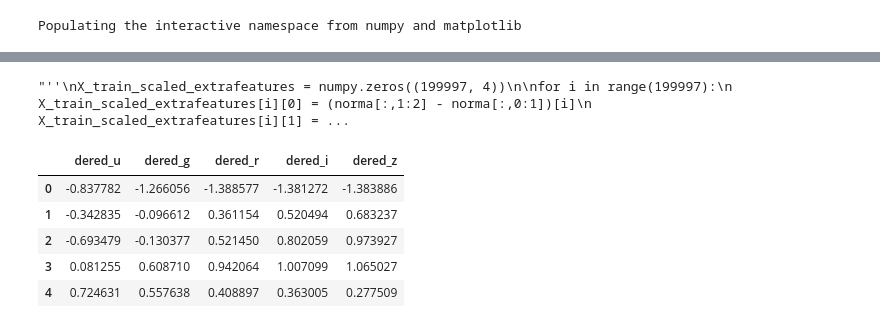
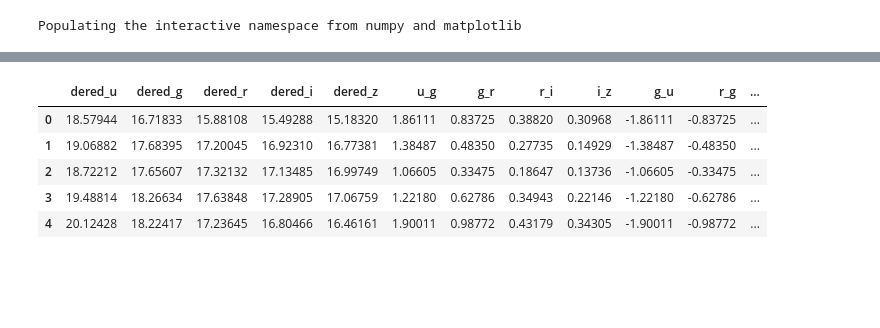
Before and after one commit to Bendeguzfrks04/DeepML, a Jupyter notebook: Readshift.ipynb, the cells around one changed output, grey strips where cells are left out. Cells and saved outputs as stored; diff of their text form; code cells hidden in the pictures; blank space fills up the shorter version.

```diff
--- a/Readshift.ipynb
+++ b/Readshift.ipynb
@@ -91,4 +193,0 @@ dtest = pd.read_csv("testX.csv")
-# %%
-dtest = pd.read_csv("testX.csv")
-dtest.replace(-9999.000000, 18.545691, inplace=True)
-dtest.describe()
@@ -105,2 +194,36 @@ dtest.describe()
+# %%
+kuka_test_dec = dtest.pop('dec')
+kuka_test_ra = dtest.pop('ra')
+id_test = dtest.pop('ID')
+# %%
+# Creating features (substraction):
+dtest = dtest.assign(u_g=dtest.dered_u-dtest.dered_g)
+dtest = dtest.assign(g_r=dtest.dered_g-dtest.dered_r)
+dtest = dtest.assign(r_i=dtest.dered_r-dtest.dered_i)
+dtest = dtest.assign(i_z=dtest.dered_i-dtest.dered_z)
+#features = pd.DataFrame(scalar.fit_transform(df), columns=df.columns)
+dtest = dtest.assign(g_u=dtest.dered_g-dtest.dered_u)
+dtest = dtest.assign(r_g=dtest.dered_r-dtest.dered_g)
+dtest = dtest.assign(i_r=dtest.dered_i-dtest.dered_r)
+dtest = dtest.assign(z_i=dtest.dered_z-dtest.dered_i)
+#div maybe?
+dtest = dtest.assign(ug=dtest.dered_u/dtest.dered_g)
+dtest = dtest.assign(gr=dtest.dered_g/dtest.dered_r)
+dtest = dtest.assign(ri=dtest.dered_r/dtest.dered_i)
+dtest = dtest.assign(iz=dtest.dered_i/dtest.dered_z)
+#div turn maybe?
+dtest = dtest.assign(gu=dtest.dered_g/dtest.dered_u)
+dtest = dtest.assign(rg=dtest.dered_r/dtest.dered_g)
+dtest = dtest.assign(ir=dtest.dered_i/dtest.dered_r)
+dtest = dtest.assign(zi=dtest.dered_z/dtest.dered_i)
+
+dtest.head()
+# %% [output]
+|  | dered_u | dered_g | dered_r | dered_i | dered_z | u_g | g_r | r_i | i_z | g_u | r_g | ... |
+| 0 | 18.57944 | 16.71833 | 15.88108 | 15.49288 | 15.18320 | 1.86111 | 0.83725 | 0.38820 | 0.30968 | -1.86111 | -0.83725 | ... |
+| 1 | 19.06882 | 17.68395 | 17.20045 | 16.92310 | 16.77381 | 1.38487 | 0.48350 | 0.27735 | 0.14929 | -1.38487 | -0.48350 | ... |
+| 2 | 18.72212 | 17.65607 | 17.32132 | 17.13485 | 16.99749 | 1.06605 | 0.33475 | 0.18647 | 0.13736 | -1.06605 | -0.33475 | ... |
+| 3 | 19.48814 | 18.26634 | 17.63848 | 17.28905 | 17.06759 | 1.22180 | 0.62786 | 0.34943 | 0.22146 | -1.22180 | -0.62786 | ... |
+| 4 | 20.12428 | 18.22417 | 17.23645 | 16.80466 | 16.46161 | 1.90011 | 0.98772 | 0.43179 | 0.34305 | -1.90011 | -0.98772 | ... |
 # %%
 test_sc = pd.DataFrame(scalar.fit_transform(dtest), columns=dtest.columns)
@@ -112,23 +232,0 @@ subprd = pd.DataFrame(prd, columns=['Redshift']).to_csv('ToSubmit.csv', index_la
-# %%
-'''''
-X_train_scaled_extrafeatures = numpy.zeros((199997, 4))
-
-for i in range(199997):
-  X_train_scaled_extrafeatures[i][0] = (norma[:,1:2] - norma[:,0:1])[i]
-  X_train_scaled_extrafeatures[i][1] = (norma[:,2:3] - norma[:,1:2])[i]
-  X_train_scaled_extrafeatures[i][2] = (norma[:,3:4] - norma[:,2:3])[i]
-  X_train_scaled_extrafeatures[i][3] = (norma[:,4:5] - norma[:,3:4])[i]
-#X_train_scaled_extrafeatures = [new1, new2, new3, new4]
-'''''
-# %% [output]
-"''\nX_train_scaled_extrafeatures = numpy.zeros((199997, 4))\n\nfor i in range(199997):\n  X_train_scaled_extrafeatures[i][0] = (norma[:,1:2] - norma[:,0:1])[i]\n  X_train_scaled_extrafeatures[i][1] = ...
-# %%
-test_sc2 = test_sc.iloc[:,0:5]
-test_sc2.head()
-# %% [output]
-|  | dered_u | dered_g | dered_r | dered_i | dered_z |
-| 0 | -0.837782 | -1.266056 | -1.388577 | -1.381272 | -1.383886 |
-| 1 | -0.342835 | -0.096612 | 0.361154 | 0.520494 | 0.683237 |
-| 2 | -0.693479 | -0.130377 | 0.521450 | 0.802059 | 0.973927 |
-| 3 | 0.081255 | 0.608710 | 0.942064 | 1.007099 | 1.065027 |
-| 4 | 0.724631 | 0.557638 | 0.408897 | 0.363005 | 0.277509 |
```
Also changed, not shown: parts of 62 cells of this notebook.
